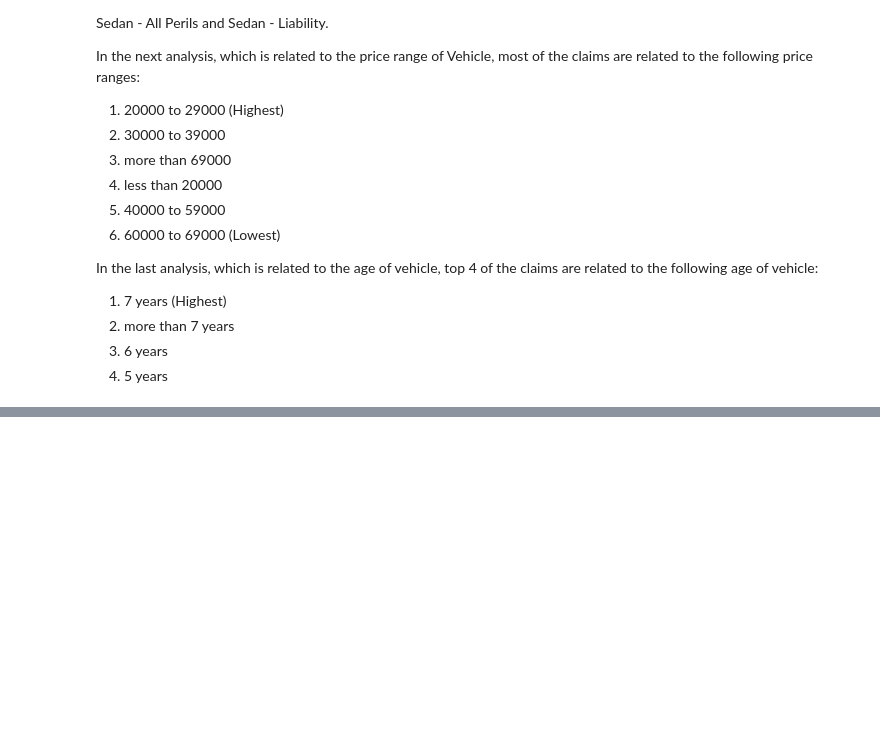
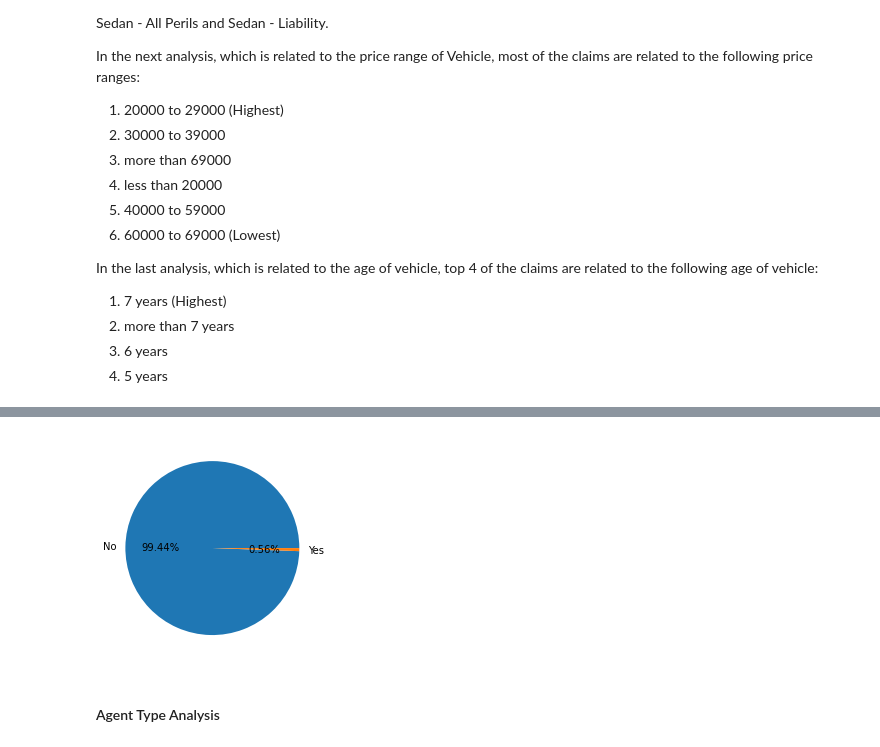
Before and after one commit to MohammadRouintan/Vehicle-Insurance-Claim-Fraud-Detection-Classification, a Jupyter notebook: Vehicle Insurance.ipynb, the cells around one changed output, grey strips where cells are left out. Saved outputs shown, nothing was run; the diff lists cells and outputs as text; code cells hidden in the pictures; blank space fills up the shorter version.

```diff
--- a/Vehicle Insurance.ipynb
+++ b/Vehicle Insurance.ipynb
@@ -1185,0 +1233,8 @@ plt.show()
+# %%
+labels = ['No', 'Yes']
+plt.pie(vic['WitnessPresent'].value_counts().values, labels=labels, autopct='%.2f%%')
+plt.show()
+# %% [output]
+[figure, added]
+# %% [markdown]
+#### Agent Type Analysis
```
Also changed, not shown: parts of 18 cells of this notebook.
